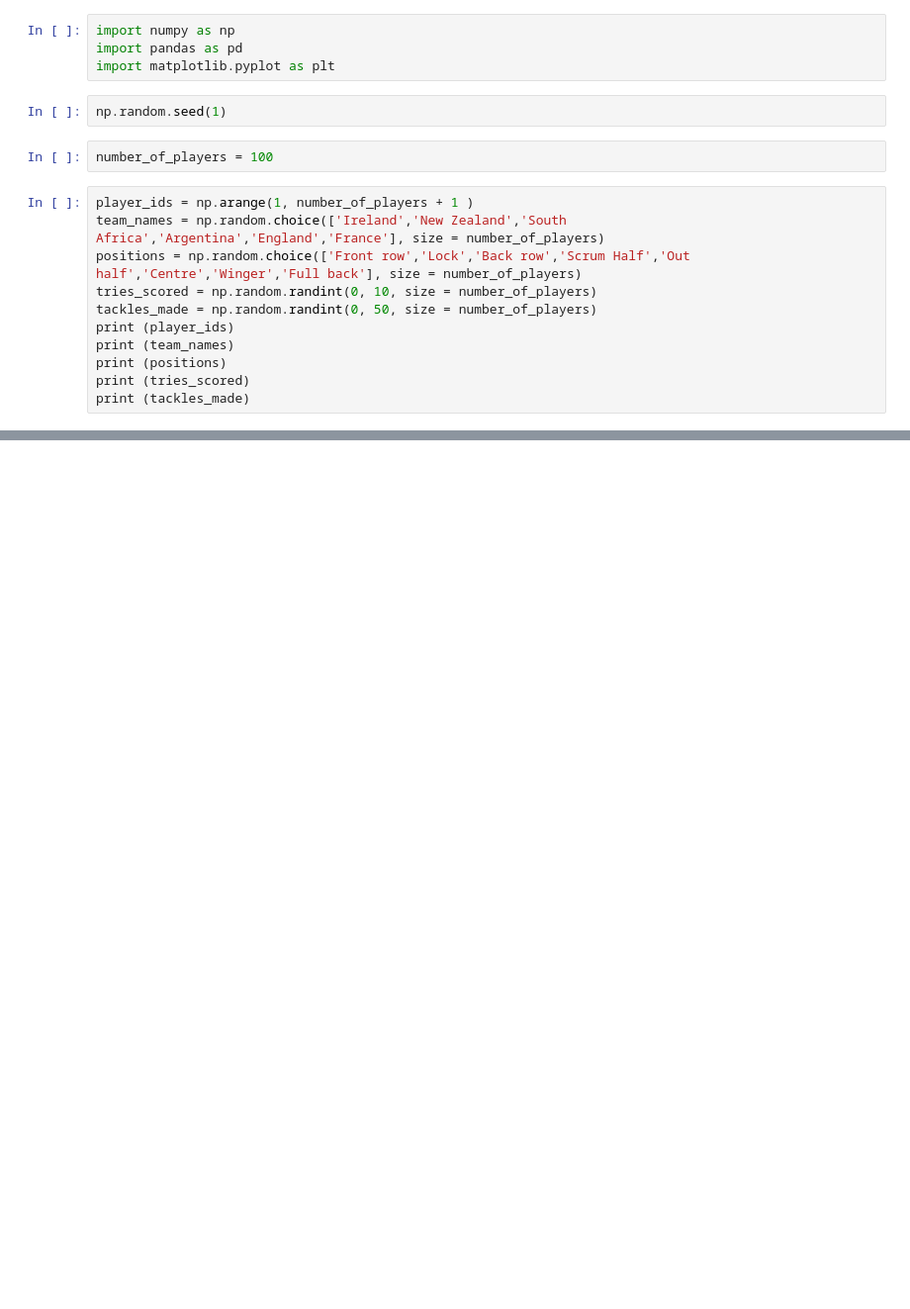
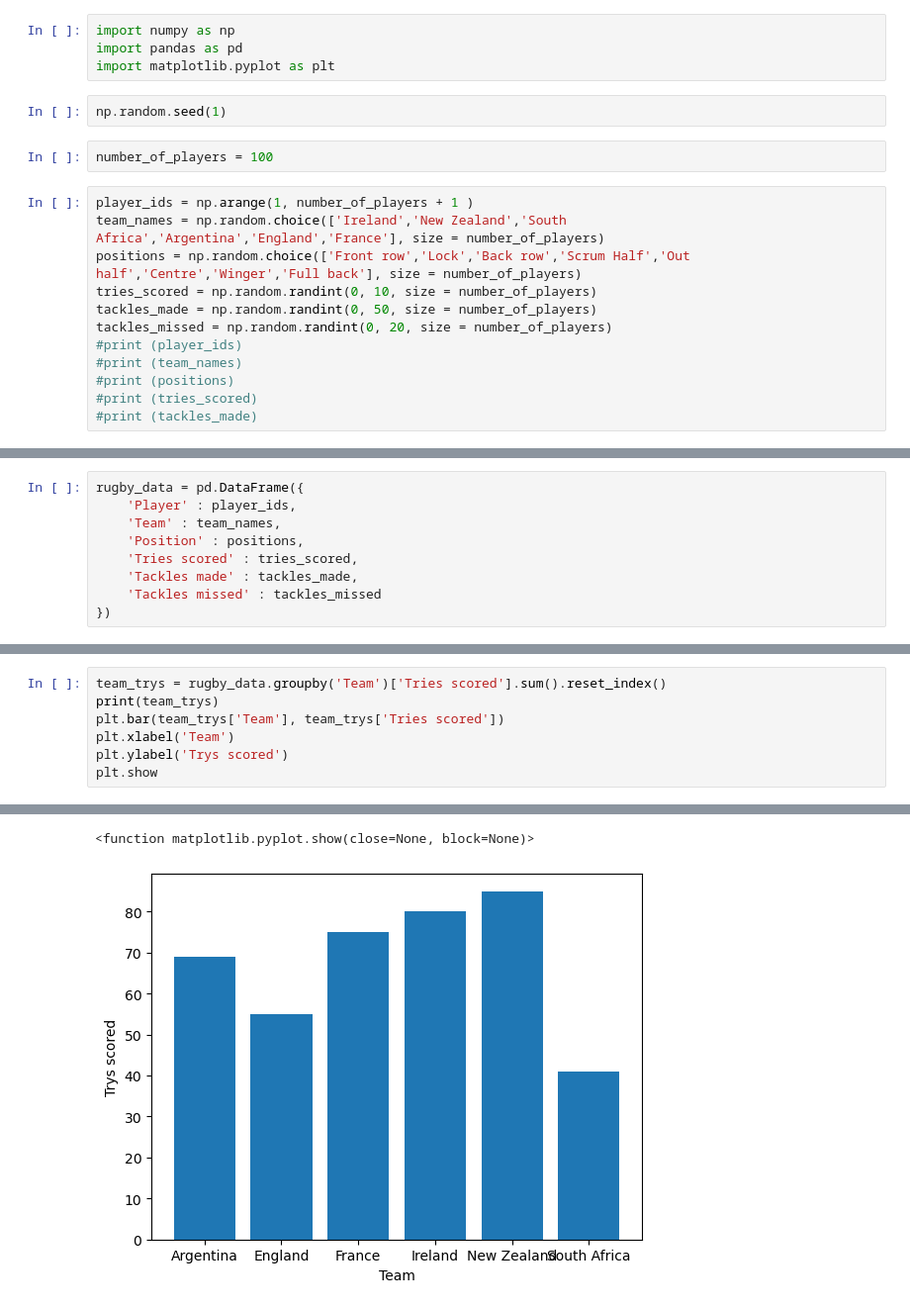
Before and after one commit to horgano/PfDA-Project-1, a Jupyter notebook: PfDA Project1.ipynb, the cells around one changed output, grey strips where cells are left out. Shown at 99% size. Drawn from its saved outputs; the diff is of its cells as text; blank space fills up the shorter version.

Commit message:
Plotting

```diff
--- a/PfDA Project1.ipynb
+++ b/PfDA Project1.ipynb
@@ -16,8 +20,9 @@ team_names = np.random.choice(['Ireland','New Zealand','South Africa','Argentina
 positions = np.random.choice(['Front row','Lock','Back row','Scrum Half','Out half','Centre','Winger','Full back'], size = number_of_players)
 tries_scored = np.random.randint(0, 10, size = number_of_players)
 tackles_made = np.random.randint(0, 50, size = number_of_players)
-print (player_ids)
-print (team_names)
-print (positions)
-print (tries_scored)
-print (tackles_made)
+tackles_missed = np.random.randint(0, 20, size = number_of_players)
+#print (player_ids)
+#print (team_names)
+#print (positions)
+#print (tries_scored)
+#print (tackles_made)
@@ -41,0 +29,9 @@ print (tackles_made)
+# %%
+rugby_data = pd.DataFrame({
+    'Player' : player_ids,
+    'Team' : team_names,
+    'Position' : positions,
+    'Tries scored' : tries_scored,
+    'Tackles made' : tackles_made,
+    'Tackles missed' : tackles_missed
+})
@@ -41,0 +58,8 @@ print (tackles_made)
+# %%
+team_trys = rugby_data.groupby('Team')['Tries scored'].sum().reset_index()
+print(team_trys)
+plt.bar(team_trys['Team'], team_trys['Tries scored'])
+plt.xlabel('Team')
+plt.ylabel('Trys scored')
+plt.show
+# %% [output]
@@ -41,0 +73,2 @@ print (tackles_made)
+<function matplotlib.pyplot.show(close=None, block=None)>
+[figure, added]
```
Also changed, not shown: parts of 20 cells of this notebook.
